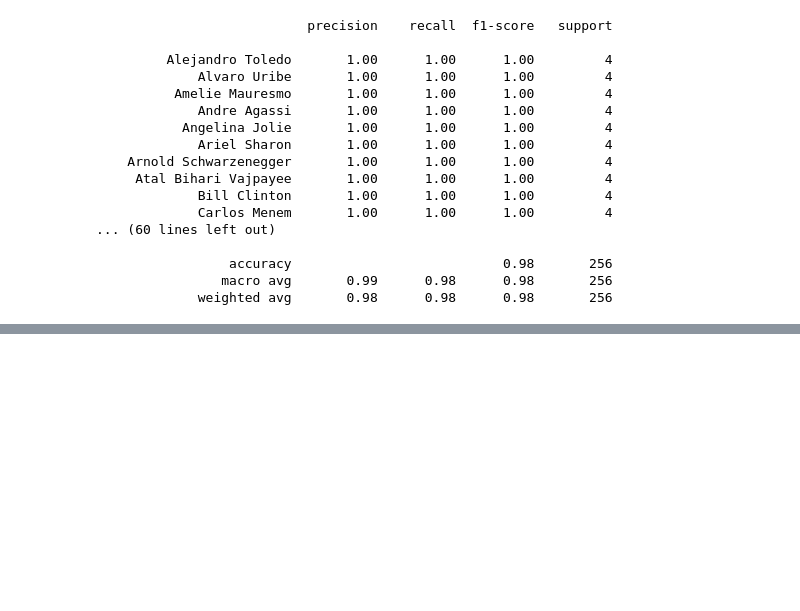
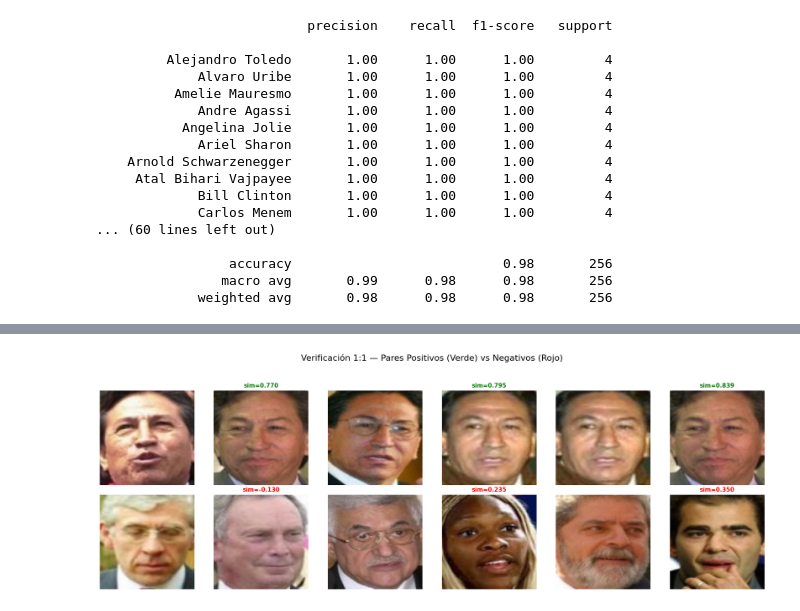
Before and after one commit to EzequielMatiasArevalo/tuia-face-recognition-app, a Jupyter notebook: train.ipynb, the cells around one changed output, grey strips where cells are left out. Drawn from its saved outputs; the diff is of its cells as text; code cells hidden in the pictures; blank space fills up the shorter version.

Commit message:
Sincronización de notebooks para trabajar en paralelo
Signed-off-by: Martín Facundo Lapolla <martinfacundo9562@gmail.com>

```diff
--- a/train.ipynb
+++ b/train.ipynb
@@ -1039,0 +1119,49 @@ print(classification_report(y_val_ft, y_pred_ft_directo, labels=etiquetas_presen
+# %%
+def obtener_imagen(idx):
+    tensor_img, _ = val_loader.dataset[idx]
+
+    # Convertir tensor de PyTorch a formato numpy para matplotlib y desnormalizar
+    img_np = tensor_img.permute(1, 2, 0).cpu().numpy()
+    if img_np.min() < 0:
+        img_np = (img_np - img_np.min()) / (img_np.max() - img_np.min())
+
+    return np.clip(img_np, 0, 1)
+# %%
+# Visualizar algunos pares
+fig, axes = plt.subplots(2, 6, figsize=(18, 6))
+
+# Fila 0: pares positivos
+for j in range(3):
+    i1, i2 = pares_pos[j]
+    sim = np.dot(embeddings[i1], embeddings[i2])
+
+    img1 = obtener_imagen(i1)
+    img2 = obtener_imagen(i2)
+
+    axes[0, j*2].imshow(img1)
+    axes[0, j*2].axis("off")
+    axes[0, j*2+1].imshow(img2)
+    axes[0, j*2+1].set_title(f"sim={sim:.3f}", fontsize=11, color='green', fontweight='bold')
+    axes[0, j*2+1].axis("off")
+
+# Fila 1: pares negativos
+for j in range(3):
+    i1, i2 = pares_neg[j]
+    sim = np.dot(embeddings[i1], embeddings[i2])
+
+    img1 = obtener_imagen(i1)
+    img2 = obtener_imagen(i2)
+
+    axes[1, j*2].imshow(img1)
+    axes[1, j*2].axis("off")
+    axes[1, j*2+1].imshow(img2)
+    axes[1, j*2+1].set_title(f"sim={sim:.3f}", fontsize=11, color='red', fontweight='bold')
+    axes[1, j*2+1].axis("off")
+
+axes[0, 0].set_ylabel("Misma\npersona", fontsize=12, rotation=0, labelpad=50, va="center", color='green', fontweight='bold')
+axes[1, 0].set_ylabel("Distinta\npersona", fontsize=12, rotation=0, labelpad=50, va="center", color='red', fontweight='bold')
+plt.suptitle("Verificación 1:1 — Pares Positivos (Verde) vs Negativos (Rojo)", y=1.05, fontsize=16)
+plt.tight_layout()
+plt.show()
+# %% [output]
+[figure, added]
```
Also changed, not shown: parts of 10 cells of this notebook.
